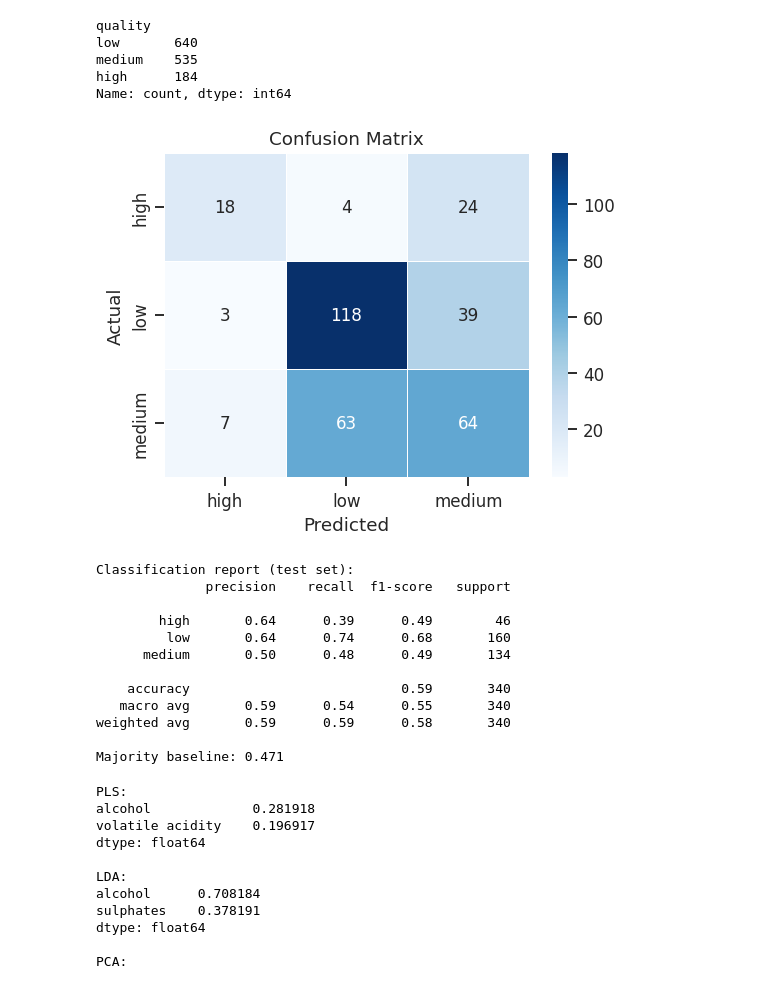
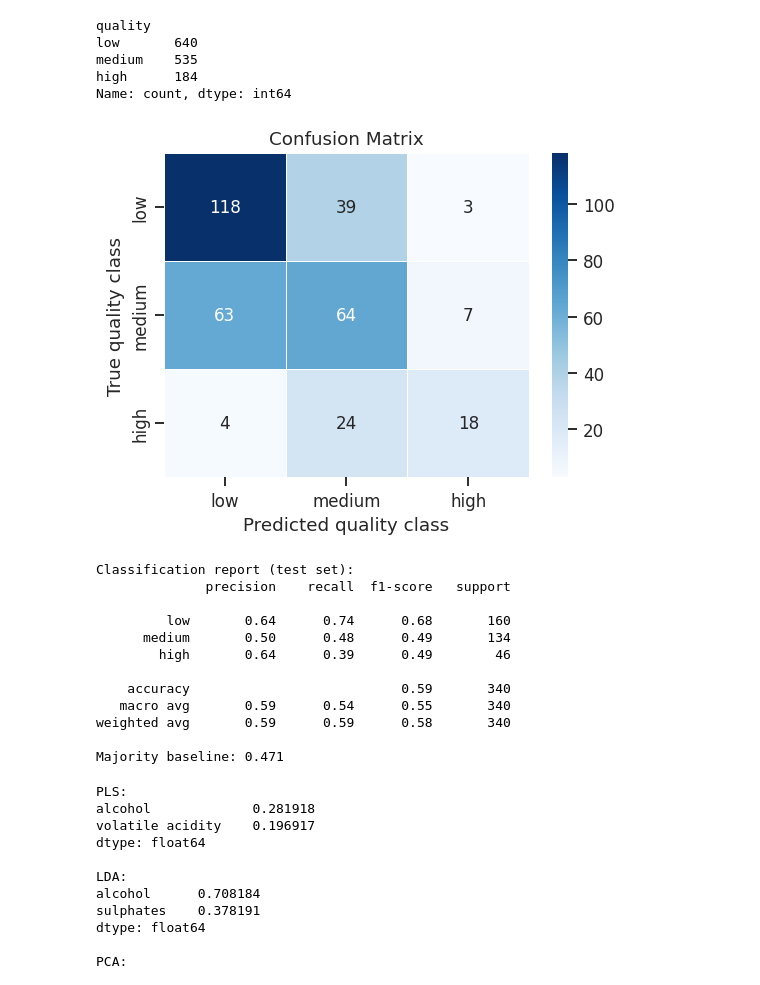
Before and after one commit to emilahlgren/1kb570_2026, a Jupyter notebook: Labs/02_modelling_wine_quality/starter_notebook.ipynb, the cells around one changed output. Saved outputs shown, nothing was run; the diff lists cells and outputs as text; code cells hidden in the pictures.

```diff
--- a/Labs/02_modelling_wine_quality/starter_notebook.ipynb
+++ b/Labs/02_modelling_wine_quality/starter_notebook.ipynb
@@ -403,44 +409,49 @@ y_pred_lda = lda.predict(X_test_lda)
 # %%
 # TODO: report a confusion matrix (ConfusionMatrixDisplay) and per-class
 # accuracy on the TEST set -- accuracy alone is not enough here
 
-grades_list = lda.classes_
+quality_classes = ['low', 'medium', 'high']
 
-cm = confusion_matrix(y_test_lda, y_pred_lda, labels=grades_list)
+cm = confusion_matrix(
+    y_test_lda, y_pred_lda,
+    labels=quality_classes
+)
 
 fig, ax = plt.subplots(figsize=(5, 4))
 
-sns.heatmap(cm, annot=True, fmt='d', cmap='Blues',
-            xticklabels=grades_list,
-            yticklabels=grades_list,
-            linewidths=0.5, ax=ax)
+sns.heatmap(
+    cm, annot=True, fmt='d', cmap='Blues',
+    xticklabels=quality_classes,
+    yticklabels=quality_classes,
+    linewidths=0.5, ax=ax
+)
 
-ax.set_xlabel('Predicted')
-ax.set_ylabel('Actual')
+ax.set_xlabel('Predicted quality class')
+ax.set_ylabel('True quality class')
 ax.set_title('Confusion Matrix')
 
 plt.tight_layout()
 plt.show()
 
 print('Classification report (test set):')
 print(classification_report(
     y_test_lda,
     y_pred_lda,
-    labels=grades_list,
-    target_names=grades_list
+    labels=quality_classes,
+    target_names=quality_classes
 ))
 
 # Majority-class baseline
 majority = y_train_lda.value_counts().idxmax()
 print(f'Majority baseline: {(y_test_lda == majority).mean():.3f}')
 # %% [output]
-[figure, old version]
+[figure, new version]
 Classification report (test set):
               precision    recall  f1-score   support
 
-        high       0.64      0.39      0.49        46
          low       0.64      0.74      0.68       160
       medium       0.50      0.48      0.49       134
+        high       0.64      0.39      0.49        46
 
     accuracy                           0.59       340
    macro avg       0.59      0.54      0.55       340
```
Also changed, not shown: parts of 7 cells of this notebook.
